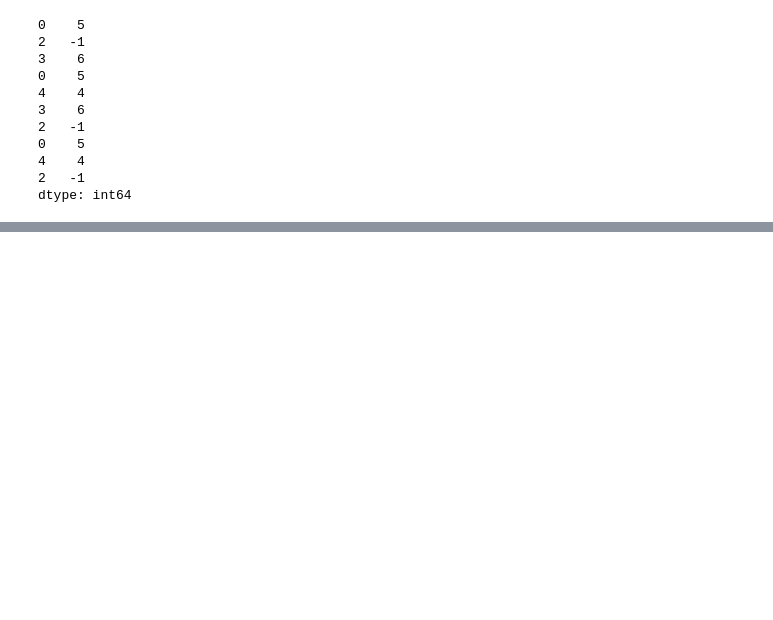
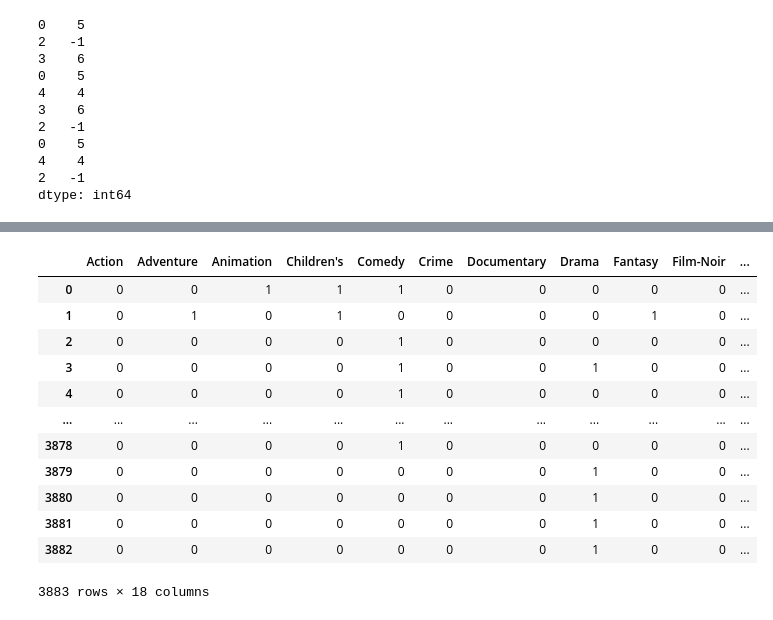
Before and after one commit to jayilpark/Pandas, a Jupyter notebook: PD_practice_chapter7.ipynb, the cells around one changed output, grey strips where cells are left out. Saved outputs shown, nothing was run; the diff lists cells and outputs as text; code cells hidden in the pictures; blank space fills up the shorter version.

```diff
--- a/PD_practice_chapter7.ipynb
+++ b/PD_practice_chapter7.ipynb
@@ -791,0 +844,7 @@ dtype: int64
+# %%
+# if row in a DataFrame belongs to multiple categories, use different approach to create dummy varaiables
+mnames = ["movie_id","title","genres"]
+# %%
+movies = pd.read_table("datasets/movielens/movies.dat",sep="::",
+                      header=None,names=mnames,engine="python")
+movies[:10]
@@ -791,0 +863,19 @@ dtype: int64
+# %%
+# pandas has a special Series method str.get_dummies() (methods that start with string)
+# multiple group membership encoded as a delimited string
+dummies = movies["genres"].str.get_dummies("|")
+dummies
+# %% [output]
+|  | Action | Adventure | Animation | Children's | Comedy | Crime | Documentary | Drama | Fantasy | Film-Noir | ... |
+| 0 | 0 | 0 | 1 | 1 | 1 | 0 | 0 | 0 | 0 | 0 | ... |
+| 1 | 0 | 1 | 0 | 1 | 0 | 0 | 0 | 0 | 1 | 0 | ... |
+| 2 | 0 | 0 | 0 | 0 | 1 | 0 | 0 | 0 | 0 | 0 | ... |
+| 3 | 0 | 0 | 0 | 0 | 1 | 0 | 0 | 1 | 0 | 0 | ... |
+| 4 | 0 | 0 | 0 | 0 | 1 | 0 | 0 | 0 | 0 | 0 | ... |
+| ... | ... | ... | ... | ... | ... | ... | ... | ... | ... | ... | ... |
+| 3878 | 0 | 0 | 0 | 0 | 1 | 0 | 0 | 0 | 0 | 0 | ... |
+| 3879 | 0 | 0 | 0 | 0 | 0 | 0 | 0 | 1 | 0 | 0 | ... |
+| 3880 | 0 | 0 | 0 | 0 | 0 | 0 | 0 | 1 | 0 | 0 | ... |
+| 3881 | 0 | 0 | 0 | 0 | 0 | 0 | 0 | 1 | 0 | 0 | ... |
+| 3882 | 0 | 0 | 0 | 0 | 0 | 0 | 0 | 1 | 0 | 0 | ... |
+3883 rows × 18 columns
```
Also changed, not shown: parts of 7 cells of this notebook.
